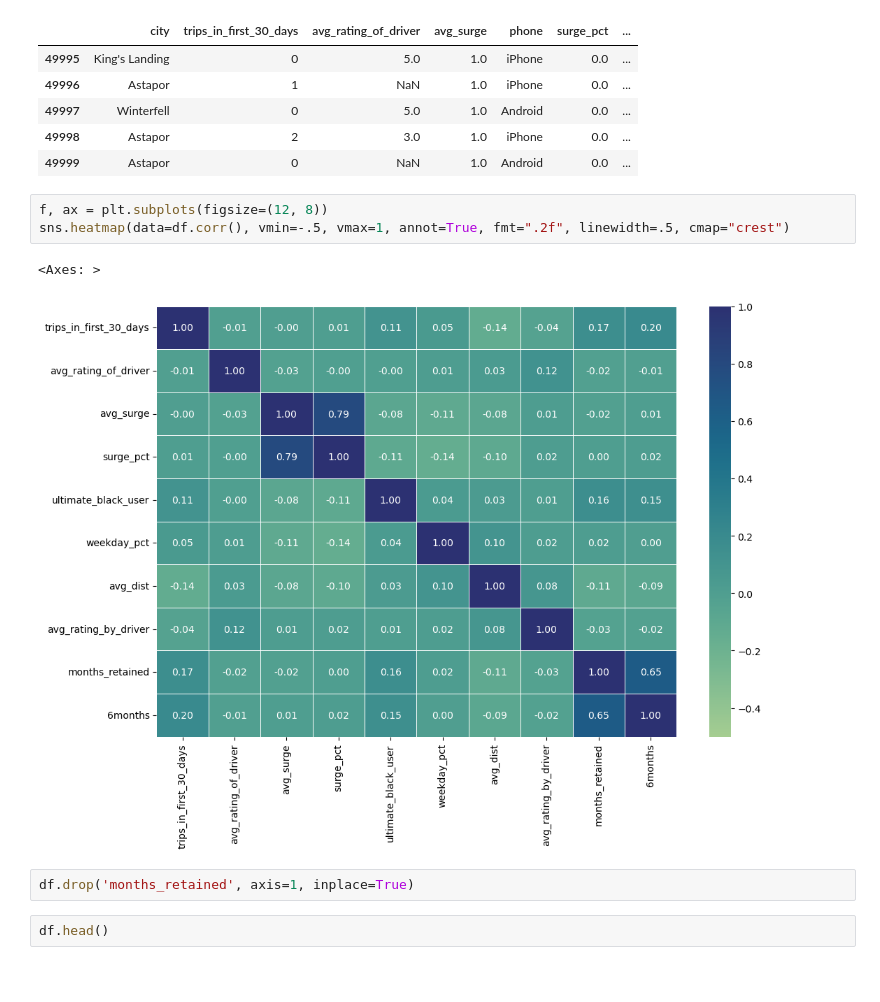
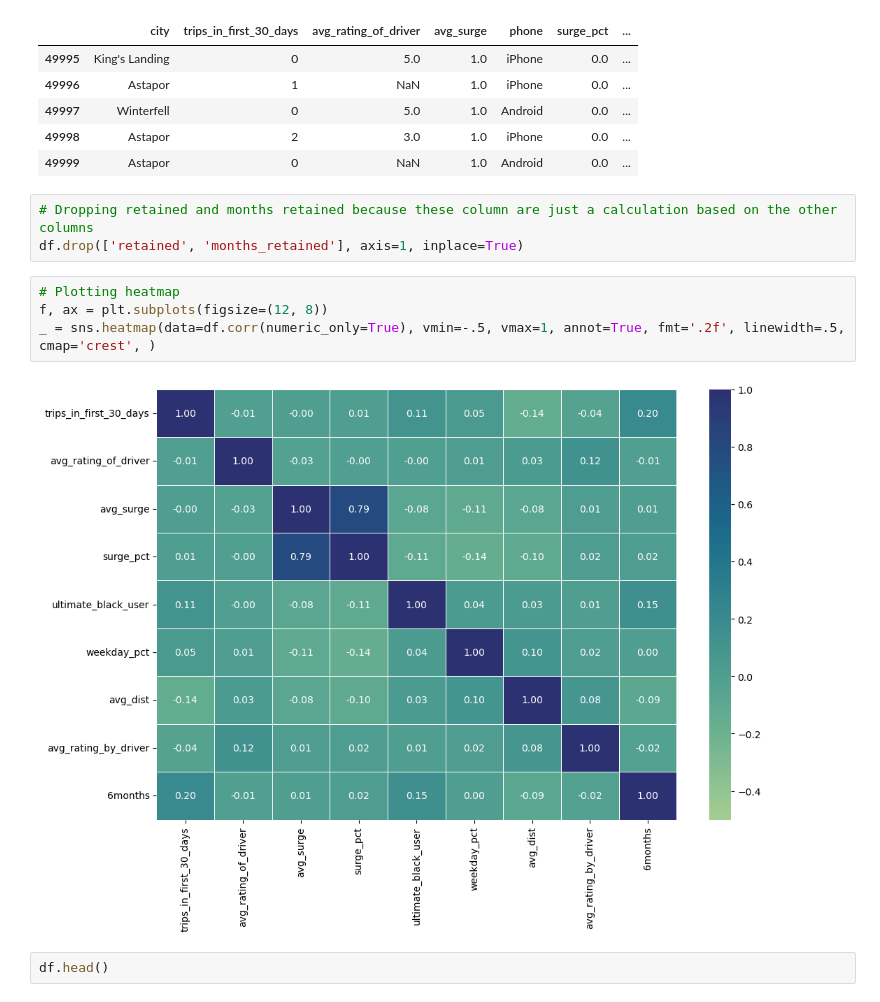
Before and after one commit to keb101/Image-Classification-Indian-Clothing, a Jupyter notebook: ultimate_challenge/Part_3.ipynb, the cells around one changed output. Cells and saved outputs as stored; diff of their text form; blank space fills up the shorter version.

```diff
--- a/ultimate_challenge/Part_3.ipynb
+++ b/ultimate_challenge/Part_3.ipynb
@@ -212,14 +247,15 @@ df.tail()
 | 49997 | Winterfell | 0 | 5.0 | 1.0 | Android | 0.0 | ... |
 | 49998 | Astapor | 2 | 3.0 | 1.0 | iPhone | 0.0 | ... |
 | 49999 | Astapor | 0 | NaN | 1.0 | Android | 0.0 | ... |
-# %%
-f, ax = plt.subplots(figsize=(12, 8))
-sns.heatmap(data=df.corr(), vmin=-.5, vmax=1, annot=True, fmt=".2f", linewidth=.5, cmap="crest")
-# %% [output]
-<Axes: >
-[figure, old version]
 # %%
-df.drop('months_retained', axis=1, inplace=True)
+# Dropping retained and months retained because these column are just a calculation based on the other columns
+df.drop(['retained', 'months_retained'], axis=1, inplace=True)
+# %%
+# Plotting heatmap
+f, ax = plt.subplots(figsize=(12, 8))
+_ = sns.heatmap(data=df.corr(numeric_only=True), vmin=-.5, vmax=1, annot=True, fmt='.2f', linewidth=.5, cmap='crest', )
+# %% [output]
+[figure, new version]
 # %%
 df.head()
 # %% [output]
```
Also changed, not shown: parts of 51 cells of this notebook, 5 other files.
